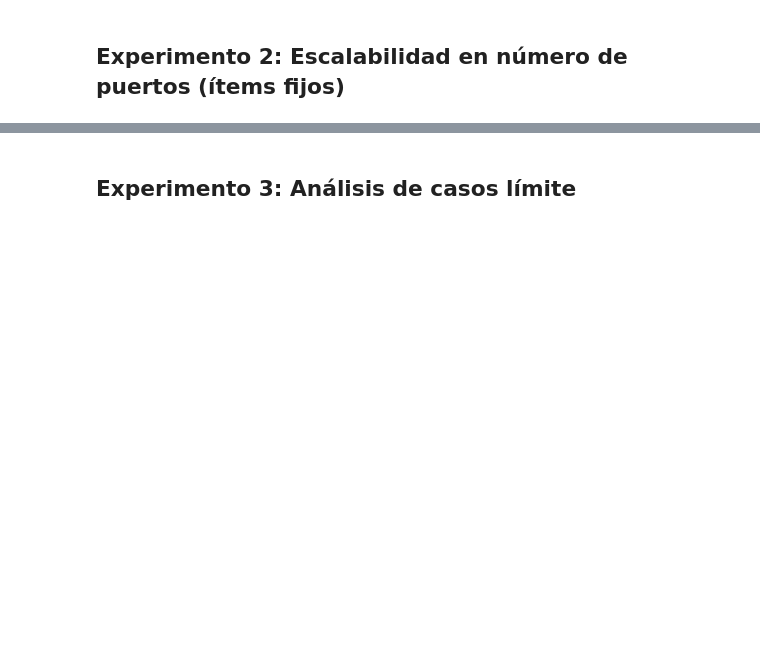
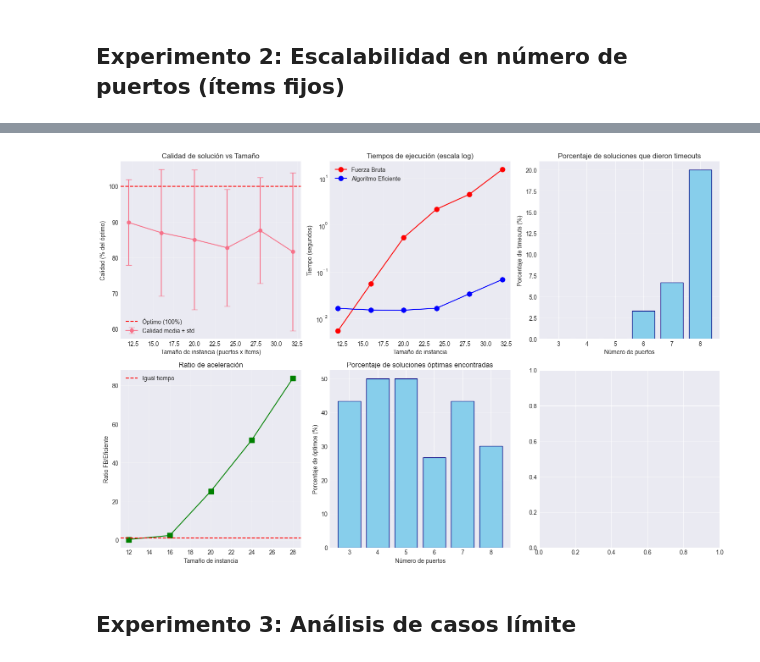
Before and after one commit to ClaudiaHdezPerez/DAA-Project, a Jupyter notebook: src/validation/experimental_analysis.ipynb, the cells around one changed output, grey strips where cells are left out. Saved outputs shown, nothing was run; the diff lists cells and outputs as text; code cells hidden in the pictures; blank space fills up the shorter version.

```diff
--- a/src/validation/experimental_analysis.ipynb
+++ b/src/validation/experimental_analysis.ipynb
@@ -248,3 +293,67 @@ print(f"  - Tiempo promedio eficiente: {results_fixed_ports[results_fixed_ports[
+# %%
+fig, axes = plt.subplots(2, 3, figsize=(15, 10))
+
+# 1. Calidad de solución vs tamaño de instancia
+ax = axes[0, 0]
+quality_data = results_fixed_items.groupby('instance_size')['quality_ratio'].agg(['mean', 'std'])
+ax.errorbar(quality_data.index, quality_data['mean'], yerr=quality_data['std'],
+           fmt='o-', capsize=5, label='Calidad media ± std')
+ax.axhline(y=100, color='r', linestyle='--', label='Óptimo (100%)')
+ax.set_xlabel('Tamaño de instancia (puertos x ítems)')
+ax.set_ylabel('Calidad (% del óptimo)')
+ax.set_title('Calidad de solución vs Tamaño')
+ax.legend()
+ax.grid(True, alpha=0.3)
+
+# 2. Tiempos de ejecución (log scale)
+ax = axes[0, 1]
+for algorithm, color, label in [('brute_time', 'red', 'Fuerza Bruta'),
+                                ('efficient_time', 'blue', 'Algoritmo Eficiente')]:
+    time_data = results_fixed_items.groupby('instance_size')[algorithm].mean()
+    ax.plot(time_data.index, time_data, 'o-', color=color, label=label, markersize=8)
+ax.set_xlabel('Tamaño de instancia')
+ax.set_ylabel('Tiempo (segundos)')
+ax.set_yscale('log')
+ax.set_title('Tiempos de ejecución (escala log)')
+ax.legend()
+ax.grid(True, alpha=0.3)
+
+# 3. Ratio de tiempo (Fuerza Bruta / Eficiente)
+ax = axes[1, 0]
+time_ratio_data = results_fixed_items.groupby('instance_size')['time_ratio'].mean()
+ax.plot(time_ratio_data.index, time_ratio_data, 's-', color='green', markersize=8)
+ax.axhline(y=1, color='r', linestyle='--', label='Igual tiempo')
+ax.set_xlabel('Tamaño de instancia')
+ax.set_ylabel('Ratio FB/Eficiente')
+ax.set_title('Ratio de aceleración')
+ax.legend()
+ax.grid(True, alpha=0.3)
+
+# 4. Porcentaje de soluciones óptimas encontradas
+ax = axes[1, 1]
+optimal_rate = results_fixed_items.groupby('num_ports')['is_optimal'].mean() * 100
+ax.bar(optimal_rate.index, optimal_rate.values, color='skyblue', edgecolor='navy')
+ax.set_xlabel('Número de puertos')
+ax.set_ylabel('Porcentaje de óptimos (%)')
+ax.set_title('Porcentaje de soluciones óptimas encontradas')
+ax.grid(True, alpha=0.3, axis='y')
+
+# 5. Porcentaje de soluciones que dieron timeout
+ax = axes[0, 2]
+timeouts = results_fixed_items.groupby('num_ports')['timeout']
+if timeouts:
+    optimal_rate = timeouts.mean() * 100
+    ax.bar(optimal_rate.index, optimal_rate.values, color='skyblue', edgecolor='navy')
+    ax.set_xlabel('Número de puertos')
+    ax.set_ylabel('Porcentaje de timeouts (%)')
+    ax.set_title('Porcentaje de soluciones que dieron timeouts')
+    ax.grid(True, alpha=0.3, axis='y')
+
+plt.tight_layout()
+plt.savefig(f'{output_path}/analisis_items_fijos.png', dpi=300, bbox_inches='tight')
+plt.show()
+# %% [output]
+[figure, added]
 # %% [markdown]
 ## Experimento 3: Análisis de casos límite
 # %%
```
Also changed, not shown: parts of 10 cells of this notebook, 14 other files.
